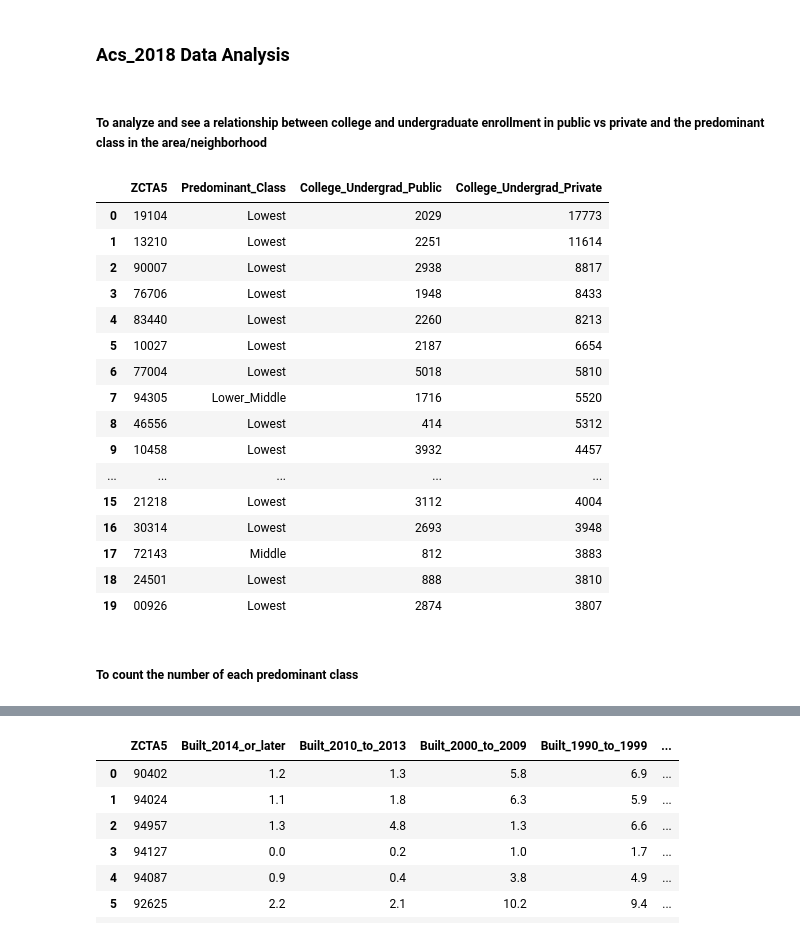
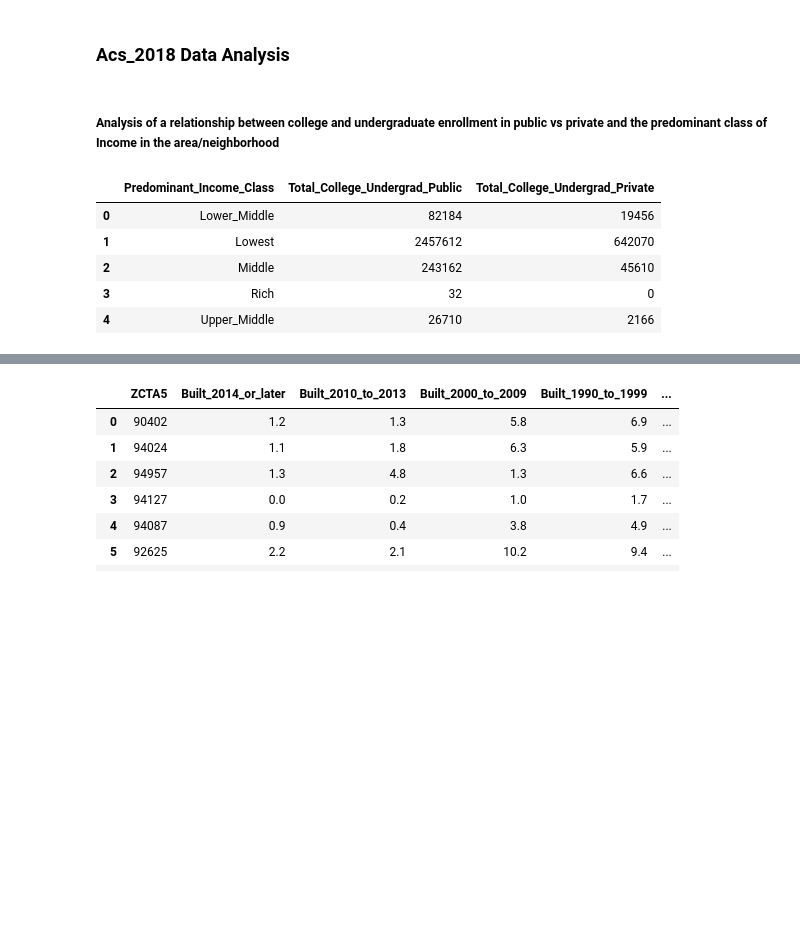
Before and after one commit to xindixu/US-demographic-analysis, a Jupyter notebook: primary-data/acs_2018_analysis.ipynb, the cells around one changed output, grey strips where cells are left out. Cells and saved outputs as stored; diff of their text form; code cells hidden in the pictures; blank space fills up the shorter version.

```diff
--- a/primary-data/acs_2018_analysis.ipynb
+++ b/primary-data/acs_2018_analysis.ipynb
@@ -1,32 +1,19 @@
 # %% [markdown]
 ### Acs_2018 Data Analysis
 # %% [markdown]
-##### To analyze and see a relationship between college and undergraduate enrollment in public vs private and the predominant class in the area/neighborhood
+##### Analysis of a relationship between college and undergraduate enrollment in public vs private and the predominant class of Income in the area/neighborhood
 # %%
 %%bigquery
-select i.ZCTA5, Predominant_Class , College_Undergrad_Public, College_Undergrad_Private
+select Predominant_Class as Predominant_Income_Class, sum(College_Undergrad_Public) as Total_College_Undergrad_Public, sum(College_Undergrad_Private) as Total_College_Undergrad_Private
 from acs_2018_modeled.Income_Beam_DF i join acs_2018_modeled.PrivatePublic_School_Enrollment_Beam_DF s
 on i.ZCTA5 = s.ZCTA5
-where College_Undergrad_Public <> 0 and College_Undergrad_Private <> 0
-order by College_Undergrad_Private desc
+group by Predominant_Class
+order by Predominant_Class
 limit 20
 # %% [output]
-|  | ZCTA5 | Predominant_Class | College_Undergrad_Public | College_Undergrad_Private |
-| 0 | 19104 | Lowest | 2029 | 17773 |
-| 1 | 13210 | Lowest | 2251 | 11614 |
-| 2 | 90007 | Lowest | 2938 | 8817 |
-| 3 | 76706 | Lowest | 1948 | 8433 |
-| 4 | 83440 | Lowest | 2260 | 8213 |
-| 5 | 10027 | Lowest | 2187 | 6654 |
-| 6 | 77004 | Lowest | 5018 | 5810 |
-| 7 | 94305 | Lower_Middle | 1716 | 5520 |
-| 8 | 46556 | Lowest | 414 | 5312 |
-| 9 | 10458 | Lowest | 3932 | 4457 |
-| ... | ... | ... | ... | ... |
-| 15 | 21218 | Lowest | 3112 | 4004 |
-| 16 | 30314 | Lowest | 2693 | 3948 |
-| 17 | 72143 | Middle | 812 | 3883 |
-| 18 | 24501 | Lowest | 888 | 3810 |
-| 19 | 00926 | Lowest | 2874 | 3807 |
+|  | Predominant_Income_Class | Total_College_Undergrad_Public | Total_College_Undergrad_Private |
+| 0 | Lower_Middle | 82184 | 19456 |
+| 1 | Lowest | 2457612 | 642070 |
+| 2 | Middle | 243162 | 45610 |
+| 3 | Rich | 32 | 0 |
+| 4 | Upper_Middle | 26710 | 2166 |
-# %% [markdown]
-##### To count the number of each predominant class
```
Also changed, not shown: parts of 6 cells of this notebook.
